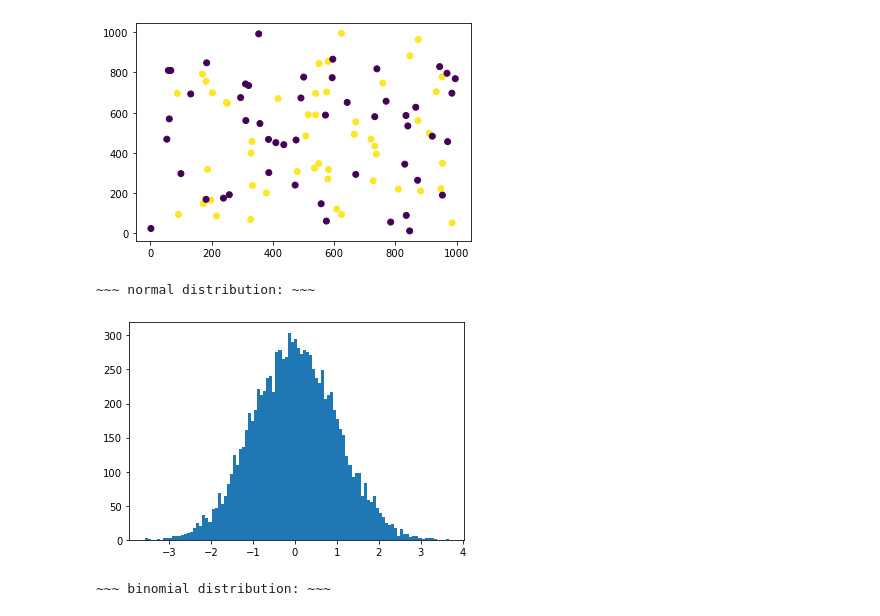
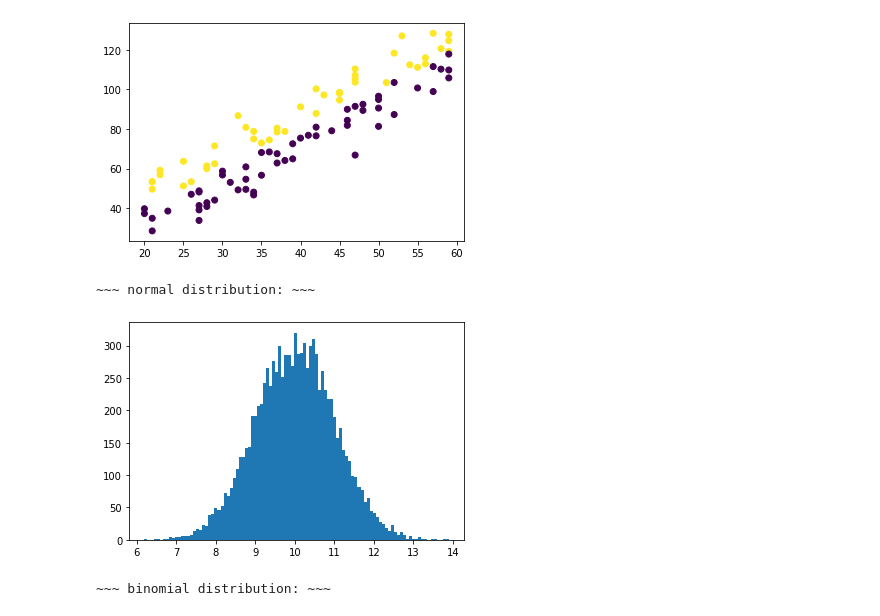
Before and after one commit to erelsgl-at-ariel/research-5782, a Jupyter notebook: 03-NumpyStack/0.code/2.matplotlib.ipynb, the cells around one changed output. Drawn from its saved outputs; the diff is of its cells as text; code cells hidden in the pictures.

```diff
--- a/03-NumpyStack/0.code/2.matplotlib.ipynb
+++ b/03-NumpyStack/0.code/2.matplotlib.ipynb
@@ -33,0 +40,5 @@ plt.show()
+# %%
+NUM_SUBJECTS=100
+ages = np.random.randint(20, 60, size=NUM_SUBJECTS)
+grades = np.random.normal(ages*2, 10, size=NUM_SUBJECTS)
+plt.scatter(ages, grades);
@@ -34,18 +47,17 @@ plt.show()
 # %%
-colors = np.zeros(100)
-colors[:50] = 1
-plt.scatter(data[:,0] , data[:,1] , c = colors)
+colors = [grades > ages*2]
+plt.scatter(ages , grades , c = colors)
 plt.show()
 # %% [output]
-[figure, old version]
+[figure, new version]
 # %%
 print('~~~ normal distribution: ~~~')
-normal_dist = np.random.normal(size=10000)
+normal_dist = np.random.normal(10, 1, size=10000)
 plt.hist(normal_dist, bins = 100)
 plt.show()
 # %% [output]
 ~~~ normal distribution: ~~~
-[figure, old version]
+[figure, new version]
 # %%
 binomial_dis = np.random.binomial(n=10, p=0.5, size=10000)
 print('~~~ binomial distribution: ~~~')
```
Also changed, not shown: parts of 19 cells of this notebook, 4 other files.
